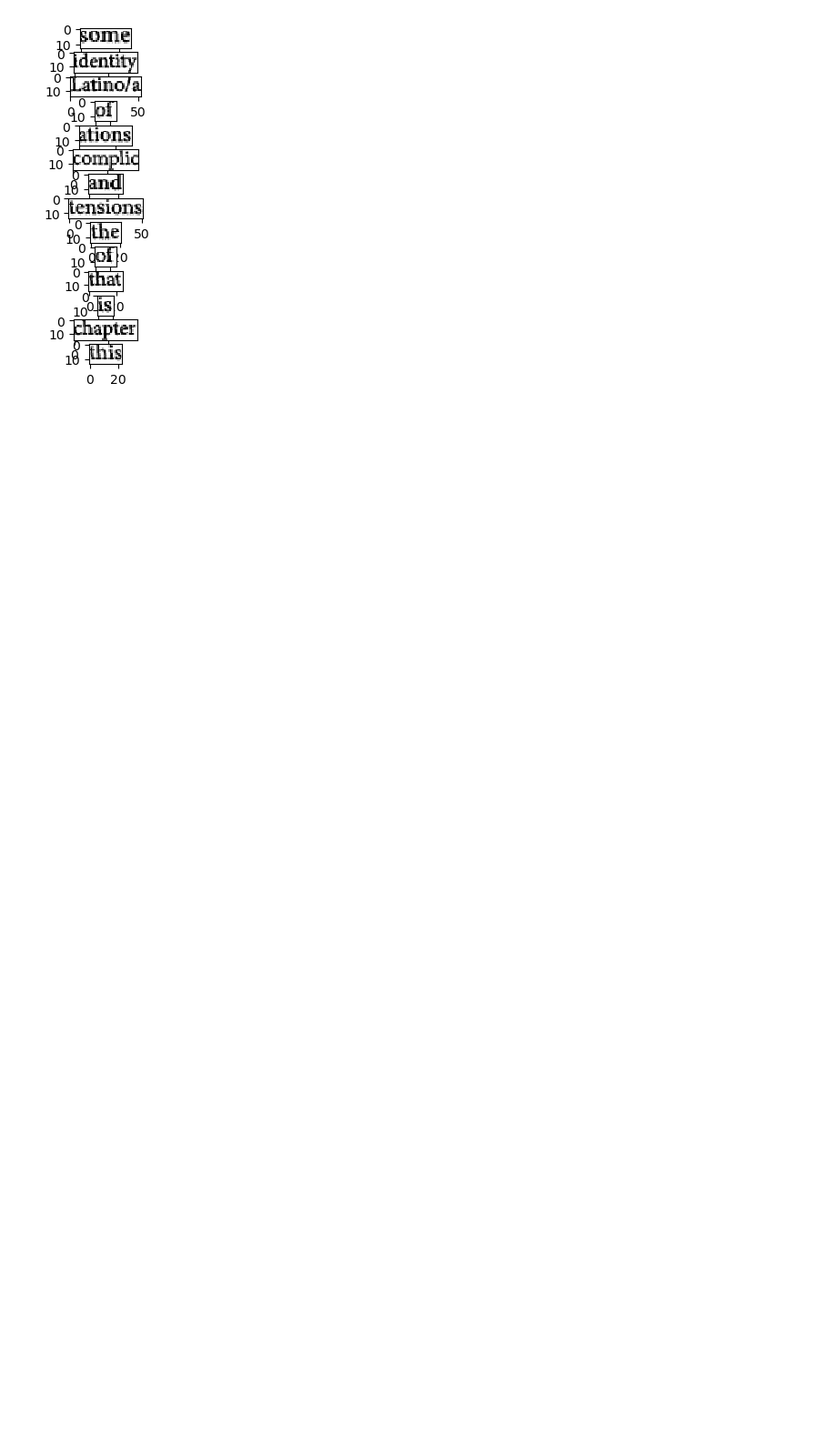
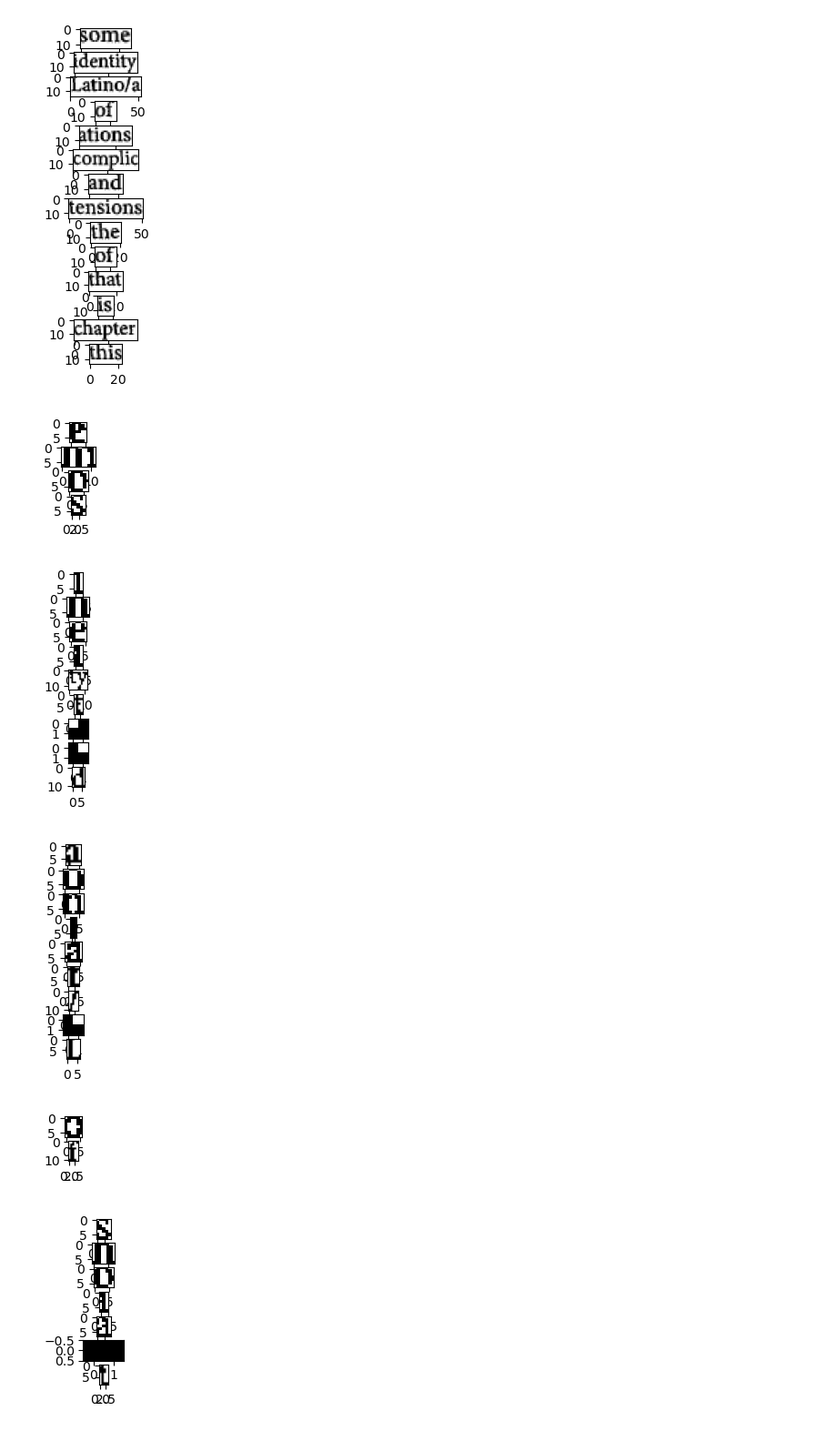
Before and after one commit to jeyeh/COS429-Final-Project, a Jupyter notebook: testing_stuff.ipynb, the cells around one changed output. Shown at 91% size. Cells and saved outputs as stored; diff of their text form; code cells hidden in the pictures; blank space fills up the shorter version.

Commit message:
Added letter segmentation

```diff
--- a/testing_stuff.ipynb
+++ b/testing_stuff.ipynb
@@ -111,0 +117,47 @@ plt.show()
+# %%
+# example_line = img_list[5]
+def separateLetters(image):
+    LINE_AREA_THRESHOLD = 1
+    # LINE_GAUSSIAN_BLUR_KERNEL = (3, 3) # (height, width) - odd numbers
+    LINE_DILATION_KERNEL_SIZE = (1, 1)  # (width, height)
+
+    image_with_boxes = image.copy()
+    gray = cv2.cvtColor(image, cv2.COLOR_BGR2GRAY)
+
+    # blur = cv2.GaussianBlur(gray, LINE_GAUSSIAN_BLUR_KERNEL, 0) # don't blur it again
+    thresh = cv2.adaptiveThreshold(gray,255,cv2.ADAPTIVE_THRESH_GAUSSIAN_C, cv2.THRESH_BINARY_INV,11,30)
+
+    # Dilate to combine adjacent text contours
+    kernel = cv2.getStructuringElement(cv2.MORPH_RECT, LINE_DILATION_KERNEL_SIZE) # generates rectangular kernel of the given size
+    dilate = cv2.dilate(thresh, kernel, iterations=1)
+
+    # Find contours, highlight text areas, and extract ROIs
+    cnts = cv2.findContours(dilate, cv2.RETR_EXTERNAL, cv2.CHAIN_APPROX_SIMPLE)
+    cnts = cnts[0] if len(cnts) == 2 else cnts[1]
+
+    word_list = []
+    for c in cnts:
+        area = cv2.contourArea(c)
+        # maybe add an area threshold back in
+        x,y,w,h = cv2.boundingRect(c)
+        cv2.rectangle(image_with_boxes, (x, y), (x + w, y + h), (36,255,12), 1) # wtf do these args mean
+        ROI = image[y:y+h, x:x+w]
+        word_list.append(ROI)
+    return word_list
+# %%
+plt.figure()
+for word in word_list:
+    letters = separateLetters(makeBitmap(word))
+    num_rows = len(word_list)
+
+    for i, letter in enumerate(letters):
+        plt.subplot(num_rows, 1, i+1)
+        plt.imshow(letter)
+
+    plt.show()
+# %% [output]
+[figure, added]
+[figure, added]
+[figure, added]
+[figure, added]
+[figure, added]
```
Also changed, not shown: parts of 7 cells of this notebook, 2 other files.
